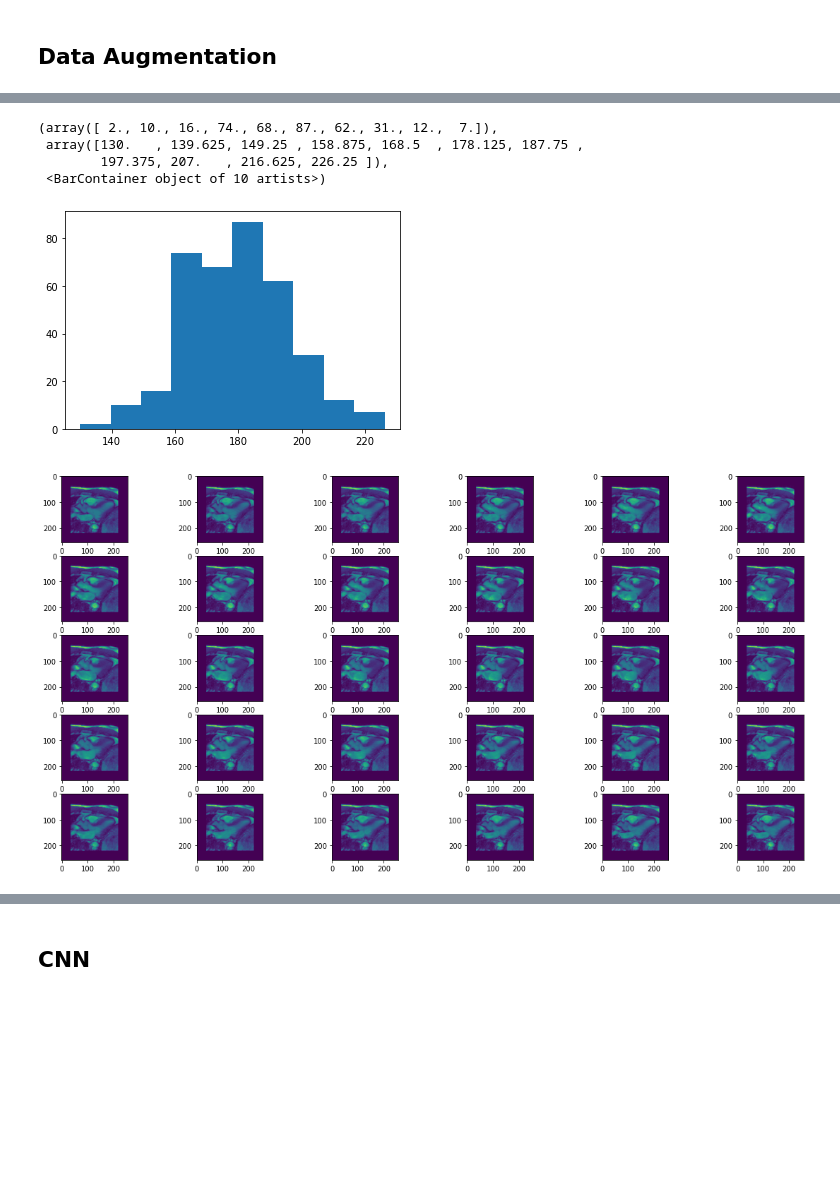
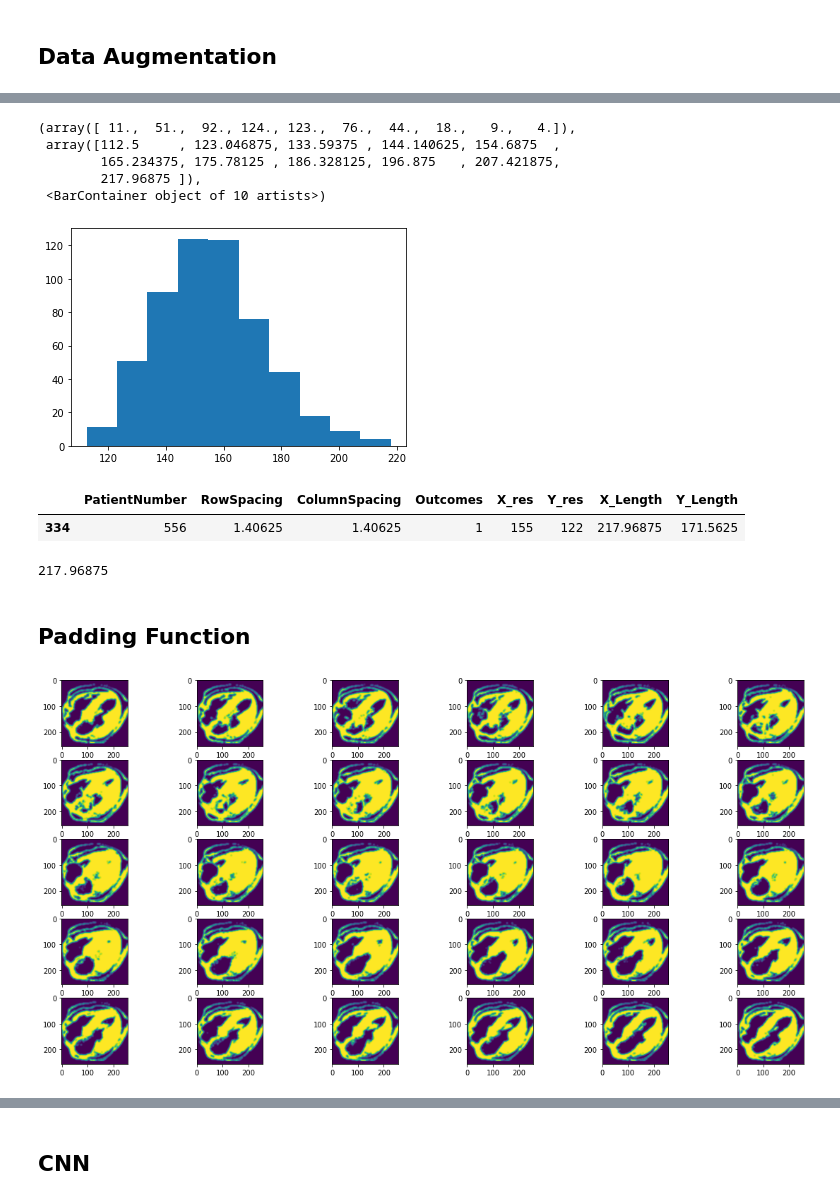
Before and after one commit to Beepul-Bharti/HCM_Project, a Jupyter notebook: 4ChamberCine_HCM_CNN.ipynb, the cells around one changed output, grey strips where cells are left out. Saved outputs shown, nothing was run; the diff lists cells and outputs as text; code cells hidden in the pictures; blank space fills up the shorter version.

Commit message:
Edited CNN code that has sorted the new images, has VTVF and NSVT outcomes as positive label, and does thresholding as well

```diff
--- a/4ChamberCine_HCM_CNN.ipynb
+++ b/4ChamberCine_HCM_CNN.ipynb
@@ -99,0 +169,9 @@ for i in range(volume.shape[2]):
+# %%
+# Add X_length and Y_length columns to Image df
+Image_df['X_Length'] = Image_df['ColumnSpacing']*Image_df['X_res']
+Image_df['Y_Length'] = Image_df['RowSpacing']*Image_df['Y_res']
+# %%
+# Multiply cropped masks and cropped images together to isolate ROIs
+roi_image = []
+for j, c_m in enumerate(crop_masks):
+    roi_image.append(crop_images[j]*c_m.reshape(c_m.shape[0],c_m.shape[1],1))
@@ -114,27 +215,58 @@ plt.hist(training_df.Y_Length)
 ## Histogram of x_lengths
 # This suggests that we may need to correct the padding. The largest length
 # seems like an outlier and is most likely making us pad the other images too much
-plt.hist(training_df.Y_Length)
+plt.hist(Image_df.X_Length)
 # %% [output]
-(array([ 2., 10., 16., 74., 68., 87., 62., 31., 12.,  7.]),
- array([130.   , 139.625, 149.25 , 158.875, 168.5  , 178.125, 187.75 ,
-        197.375, 207.   , 216.625, 226.25 ]),
+(array([ 11.,  51.,  92., 124., 123.,  76.,  44.,  18.,   9.,   4.]),
+ array([112.5     , 123.046875, 133.59375 , 144.140625, 154.6875  ,
+        165.234375, 175.78125 , 186.328125, 196.875   , 207.421875,
+        217.96875 ]),
  <BarContainer object of 10 artists>)
-[figure, old version]
+[figure, new version]
 # %%
 # Fine largest image within the training set
-max_x, max_y = training_df.X_Length.max(), training_df.Y_Length.max()
+max_x, max_y = Image_df.X_Length.max(), Image_df.Y_Length.max()
 max_l = np.max([max_x,max_y])
+Image_df[Image_df['X_Length'] == max_x]
+# %% [output]
+|  | PatientNumber | RowSpacing | ColumnSpacing | Outcomes | X_res | Y_res | X_Length | Y_Length |
+| 334 | 556 | 1.40625 | 1.40625 | 1 | 155 | 122 | 217.96875 | 171.5625 |
+# %%
+max_l
+# %% [output]
+217.96875
+# %% [markdown]
+## Padding Function
+# %%
+# Function to properly pad images
+# Input: Patient, current Y_Length, max y_length in Y direction, desired x and y resolution
+# Output: Resized and padded image
+def pad(image,d_x_res,d_y_res,C_x_Length,C_y_Length,max_length):
+    num_frames = image.shape[2]
+    p = d_x_res*(np.max([C_x_Length,C_y_Length]))/max_length
+    c_x_res = image.shape[1]
+    c_y_res = image.shape[0]
+    scale = p/np.max([c_x_res,c_y_res])
+    resized_image = np.zeros((d_x_res,d_y_res,num_frames))
+    for j in range(num_frames):
+        frame = image[:,:,j]
+        resized_frame = rescale(frame,scale)
+        pad_row = (d_y_res-resized_frame.shape[0])/2
+        pad_col = (d_x_res-resized_frame.shape[1])/2
+        padded_frame = np.pad(resized_frame,((math.floor(pad_row),math.ceil(pad_row)),
+                                             (math.floor(pad_col),math.ceil(pad_col))),'constant')
+        resized_image[:,:,j] = padded_frame
+    return resized_image
 # %%
 # Load random montage to ensure the padding works correctly
-Image = training_df.Image[2]
-resized_image = HCM.pad(Image,256,256,training_df.Y_Length[2],max_l)
+Image = Threshold(crop_images[334],crop_masks[334])
+resized_image = pad(Image,256,256,Image_df.X_Length[334],Image_df.Y_Length[334],max_l)
 volume = resized_image
 plt.figure(figsize=(20,10))
 columns = 6
 for i in range(volume.shape[2]):
     image = volume[:,:,i]
     plt.subplot(5, columns, i + 1)
     plt.imshow(image)
 # %% [output]
-[figure, old version]
+[figure, new version]
```
Also changed, not shown: parts of 43 cells of this notebook.
